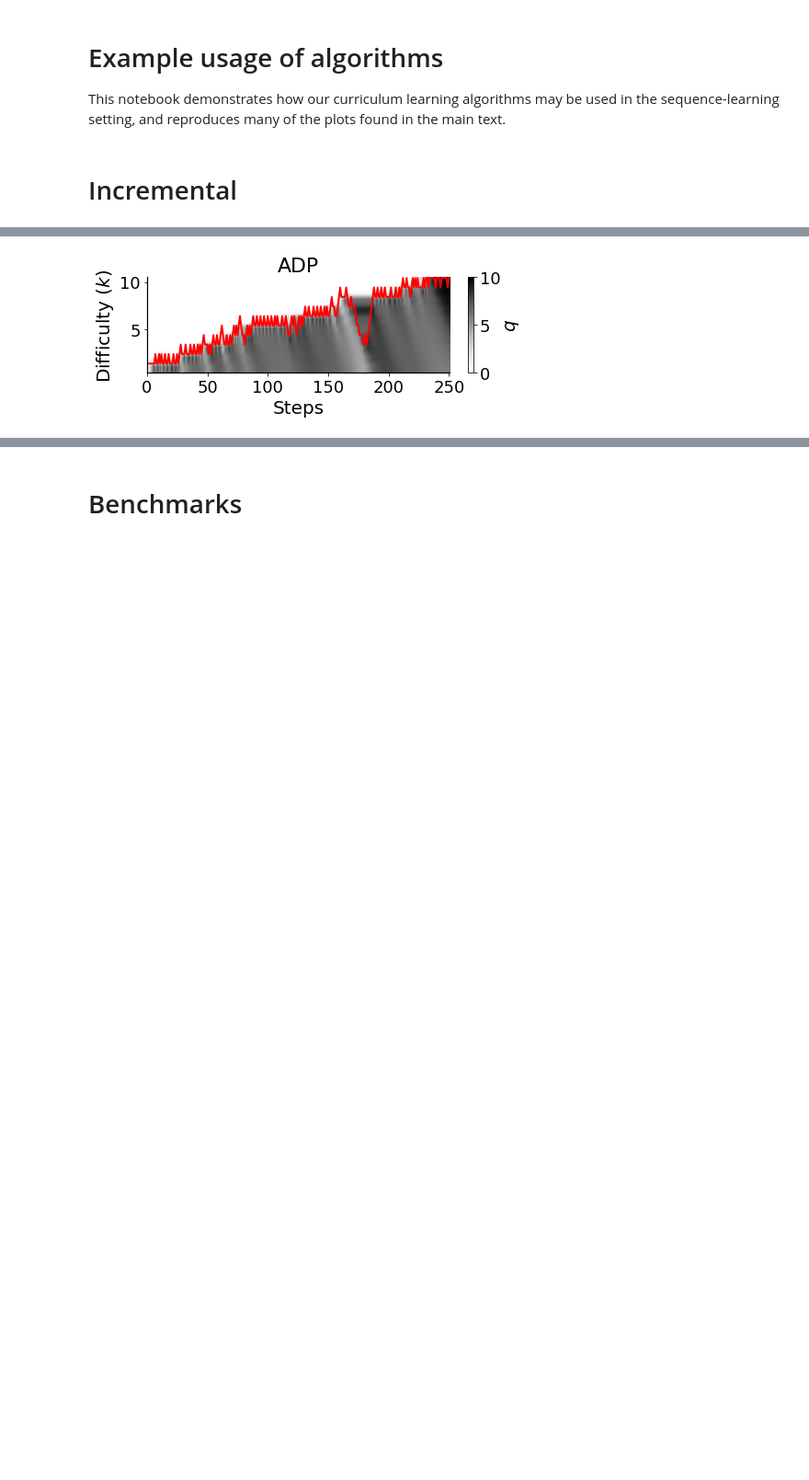
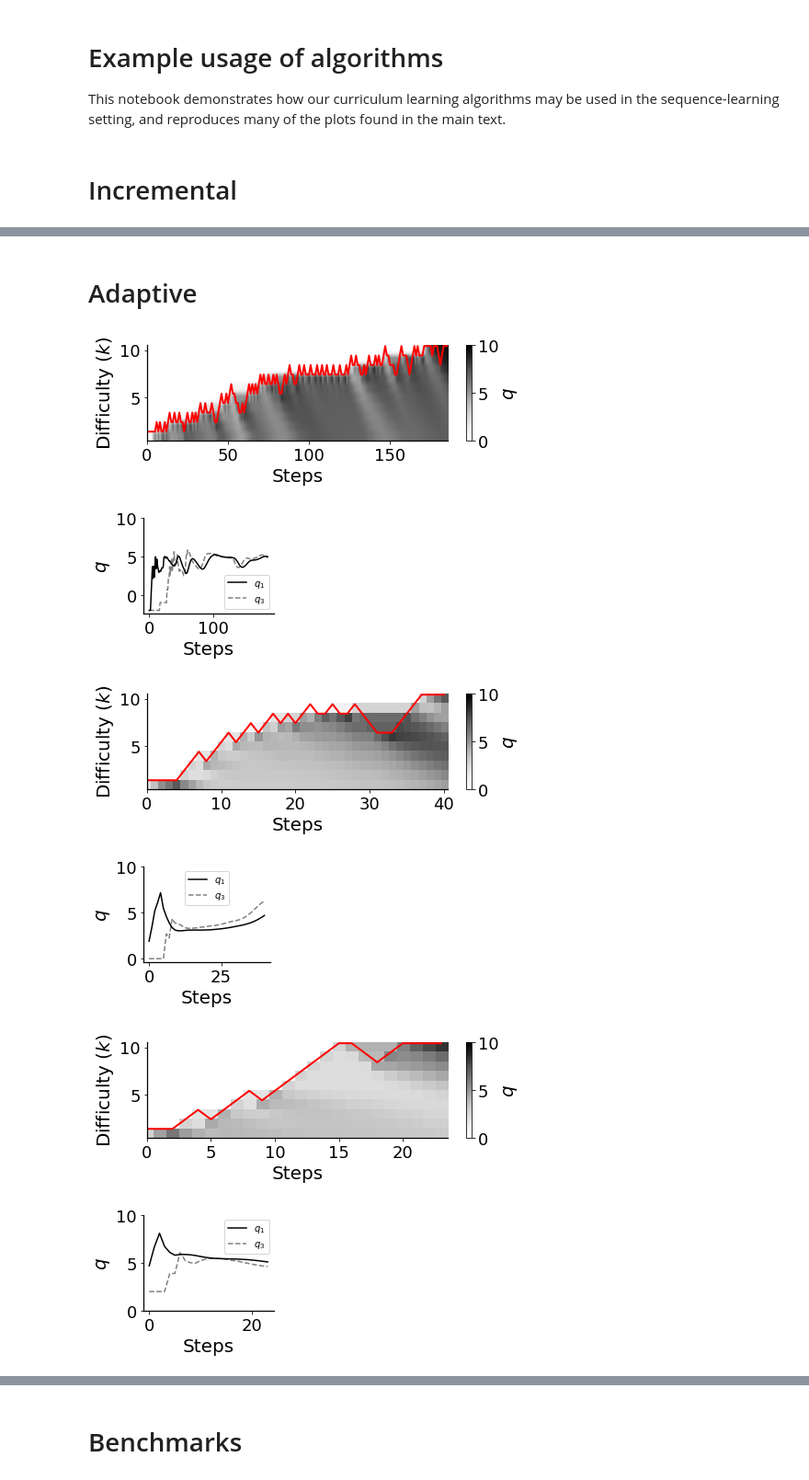
Before and after one commit to wtong98/automated-curriculum-learning, a Jupyter notebook: binary_env/plotter.ipynb, the cells around one changed output, grey strips where cells are left out. Shown at 92% size. Saved outputs shown, nothing was run; the diff lists cells and outputs as text; code cells hidden in the pictures; blank space fills up the shorter version.

```diff
--- a/binary_env/plotter.ipynb
+++ b/binary_env/plotter.ipynb
@@ -82,8 +81,6 @@ def plot_traj_slices(qr, eps, ax=None, n_steps=1):
 # %% [markdown]
 # Incremental
 # %%
-np.random.seed(0)
-
 N = 10
 eps_s = [-2, 0, 2]
 
@@ -92,8 +89,10 @@ for i, eps in enumerate(eps_s):
 
     traj = traj[:200]
     qrs = np.array(info['qr'])[:200,:]
+
     plot_traj_and_qr(traj, qrs, n_step=1)
-    plt.gcf().tight_layout()
-    plt.title('INC', fontsize=22)
     plt.show()
+
+    plot_traj_slices(qrs, eps)
+    plt.show()
 # %% [output]
@@ -105,5 +104,0 @@ plot_traj_slices(info['qr'], eps)
-# %%
-N = 10
-eps = 0
-traj, info = run_inc(eps=eps, goal_length=N)
-plot_traj_and_qr(traj, info['qr'], eps, N, save_path='fig/fig2_middling_qr.png')
@@ -116,5 +104,0 @@ plot_traj_slices(info['qr'], eps)
-# %%
-N = 10
-eps = 2
-traj, info = run_inc(eps=eps, goal_length=N)
-plot_traj_and_qr(traj, info['qr'], eps, N, save_path='fig/fig2_success_qr.png')
@@ -178,18 +122,24 @@ Individual plots can be made much in the same way as before. Below I plot three
+# %% [markdown]
+# Adaptive
 # %%
-np.random.seed(0)
-
 N = 10
-eps_s = [-2]
+eps_s = [-2, 0, 2]
 
 for i, eps in enumerate(eps_s):
     traj, info = run_adp(eps=eps, goal_length=N)
 
-    traj = traj
-    qrs = np.array(info['qr'])
-    plot_traj_and_qr_spec(traj, qrs, eps, N, n_step=1)
-    plt.gcf().tight_layout()
-    plt.title('ADP', fontsize=22)
-    plt.savefig('fig/adaptive_qs.svg')
+    traj = traj[:200]
+    qrs = np.array(info['qr'])[:200,:]
+
+    plot_traj_and_qr(traj, qrs, n_step=1)
     plt.show()
+
+    plot_traj_slices(qrs, eps)
+    plt.show()
 # %% [output]
-[figure, old version]
+[figure, new version]
+[figure, added]
+[figure, added]
+[figure, added]
+[figure, added]
+[figure, added]
```
Also changed, not shown: parts of 39 cells of this notebook, 1 other file.
